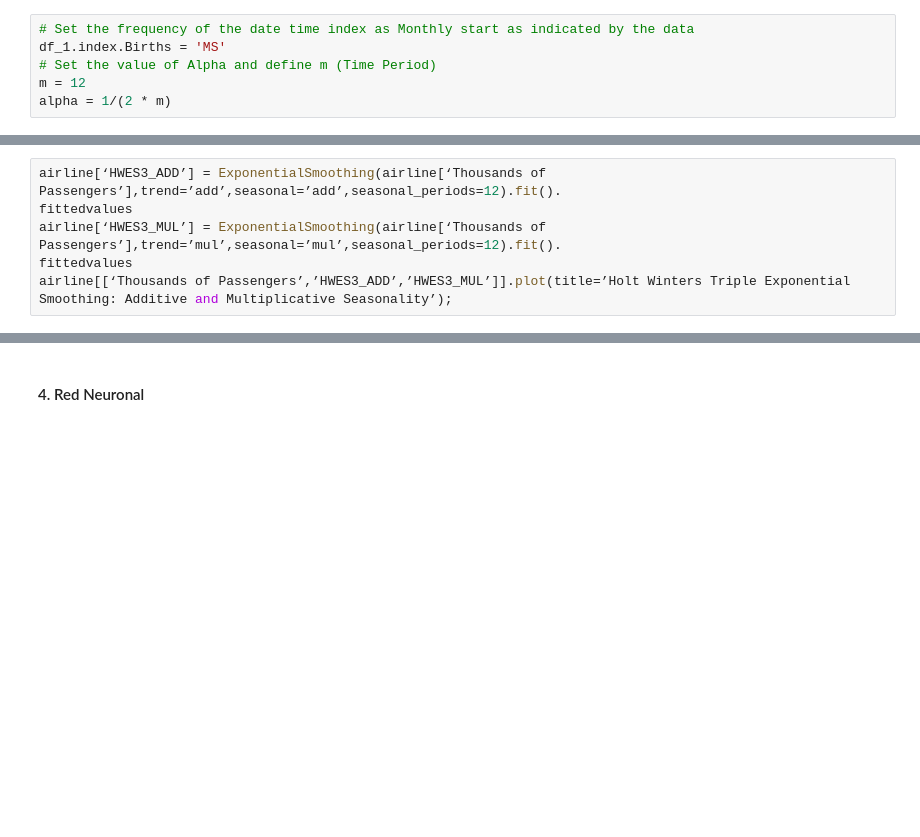
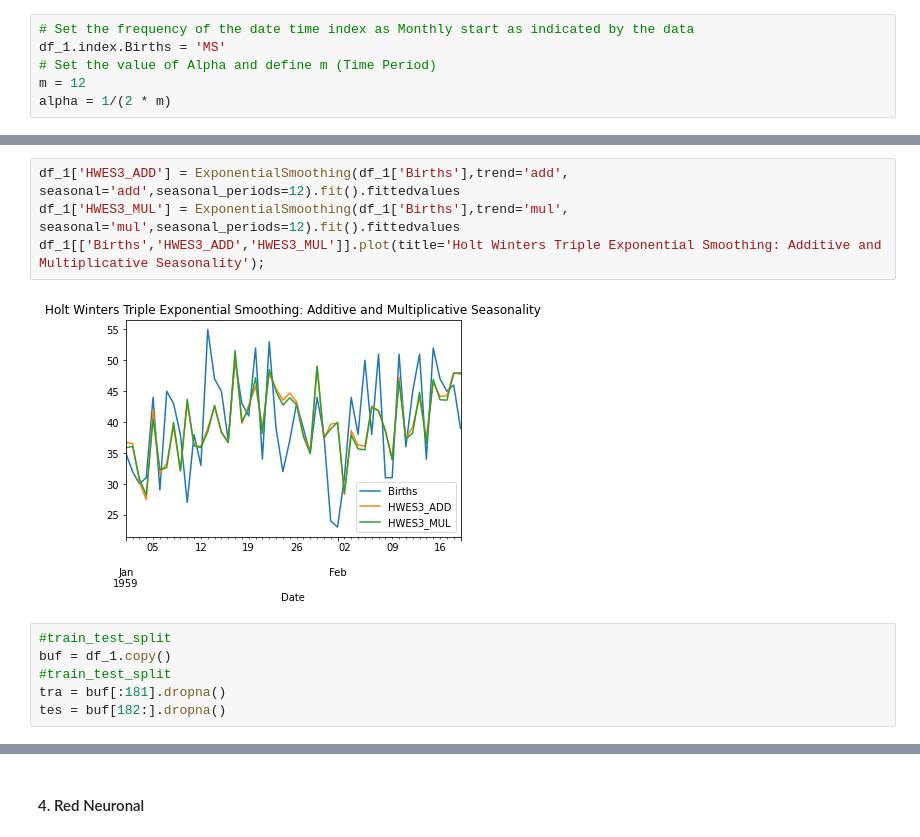
Before and after one commit to CamilaGO/Lab7-ds, a Jupyter notebook: Laboratorio 7 - Female Births.ipynb, the cells around one changed output, grey strips where cells are left out. Drawn from its saved outputs; the diff is of its cells as text; blank space fills up the shorter version.

```diff
--- a/Laboratorio 7 - Female Births.ipynb
+++ b/Laboratorio 7 - Female Births.ipynb
@@ -217,6 +217,12 @@ df_1[['Births','HWES2_ADD','HWES2_MUL']].plot(title='Holt Winters Double Exponen
 # %%
-airline[‘HWES3_ADD’] = ExponentialSmoothing(airline[‘Thousands of Passengers’],trend=’add’,seasonal=’add’,seasonal_periods=12).fit().
-fittedvalues
-airline[‘HWES3_MUL’] = ExponentialSmoothing(airline[‘Thousands of Passengers’],trend=’mul’,seasonal=’mul’,seasonal_periods=12).fit().
-fittedvalues
-airline[[‘Thousands of Passengers’,’HWES3_ADD’,’HWES3_MUL’]].plot(title=’Holt Winters Triple Exponential Smoothing: Additive and Multiplicative Seasonality’);
+df_1['HWES3_ADD'] = ExponentialSmoothing(df_1['Births'],trend='add', seasonal='add',seasonal_periods=12).fit().fittedvalues
+df_1['HWES3_MUL'] = ExponentialSmoothing(df_1['Births'],trend='mul', seasonal='mul',seasonal_periods=12).fit().fittedvalues
+df_1[['Births','HWES3_ADD','HWES3_MUL']].plot(title='Holt Winters Triple Exponential Smoothing: Additive and Multiplicative Seasonality');
+# %% [output]
+[figure, added]
+# %%
+#train_test_split
+buf = df_1.copy()
+#train_test_split
+tra = buf[:181].dropna()
+tes = buf[182:].dropna()
```
Also changed, not shown: parts of 8 cells of this notebook.
